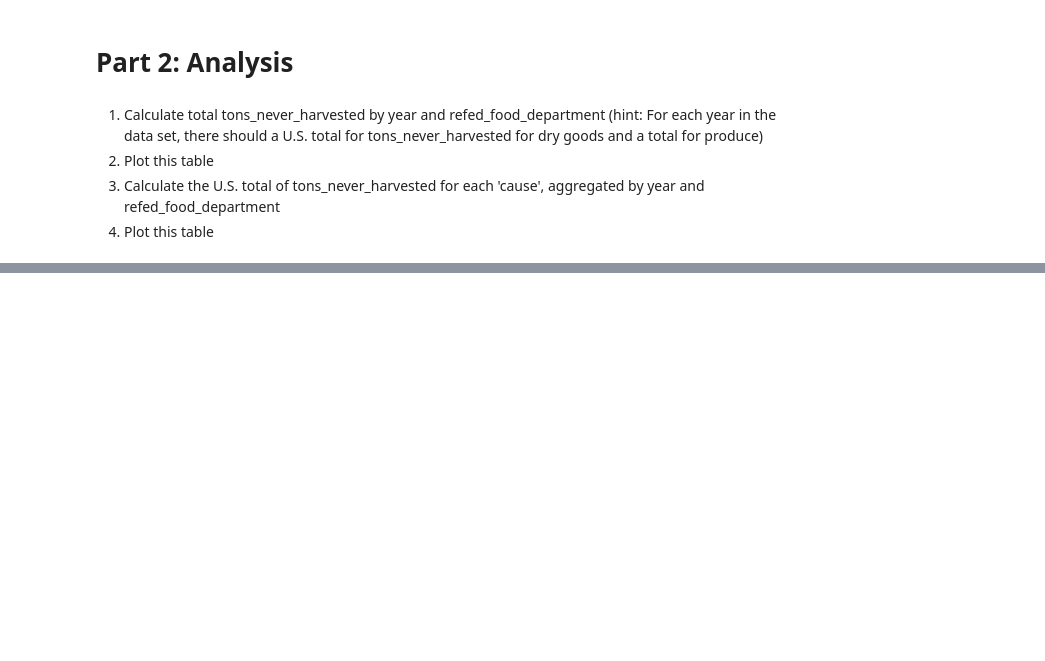
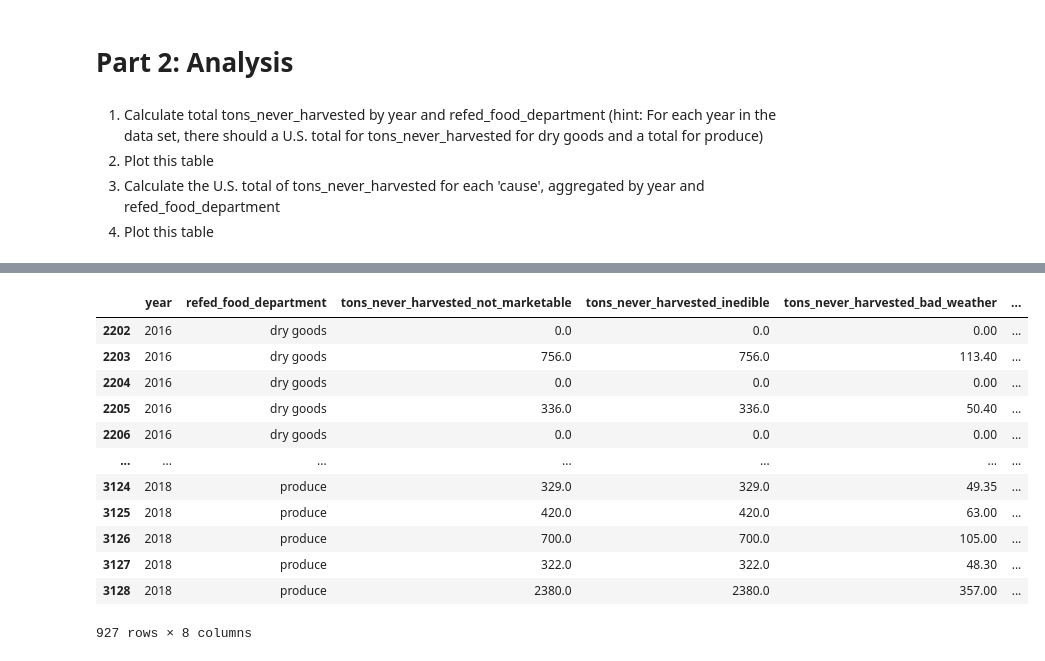
Before and after one commit to margieh/Food_Waste_Data_Cleaning_Automation, a Jupyter notebook: REFED_pipeline.ipynb, the cells around one changed output, grey strips where cells are left out. Drawn from its saved outputs; the diff is of its cells as text; code cells hidden in the pictures; blank space fills up the shorter version.

```diff
--- a/REFED_pipeline.ipynb
+++ b/REFED_pipeline.ipynb
@@ -419,0 +427,29 @@ nh_by_cause_df
+# %%
+# out2 = nh_by_cause_df[['year', 'refed_food_department', 'tons_never_harvested']]
+
+# cols = list(nh_by_cause_df.columns)
+cols = ['year',
+ 'refed_food_department',
+ 'tons_never_harvested_not_marketable',
+ 'tons_never_harvested_inedible',
+ 'tons_never_harvested_bad_weather',
+ 'tons_never_harvested_pests_disease',
+ 'tons_never_harvested_market_dynamics',
+ 'tons_never_harvested_other']
+
+out2 = nh_by_cause_df[cols]
+out2
+# %% [output]
+|  | year | refed_food_department | tons_never_harvested_not_marketable | tons_never_harvested_inedible | tons_never_harvested_bad_weather | ... |
+| 2202 | 2016 | dry goods | 0.0 | 0.0 | 0.00 | ... |
+| 2203 | 2016 | dry goods | 756.0 | 756.0 | 113.40 | ... |
+| 2204 | 2016 | dry goods | 0.0 | 0.0 | 0.00 | ... |
+| 2205 | 2016 | dry goods | 336.0 | 336.0 | 50.40 | ... |
+| 2206 | 2016 | dry goods | 0.0 | 0.0 | 0.00 | ... |
+| ... | ... | ... | ... | ... | ... | ... |
+| 3124 | 2018 | produce | 329.0 | 329.0 | 49.35 | ... |
+| 3125 | 2018 | produce | 420.0 | 420.0 | 63.00 | ... |
+| 3126 | 2018 | produce | 700.0 | 700.0 | 105.00 | ... |
+| 3127 | 2018 | produce | 322.0 | 322.0 | 48.30 | ... |
+| 3128 | 2018 | produce | 2380.0 | 2380.0 | 357.00 | ... |
+927 rows × 8 columns
```
Also changed, not shown: parts of 14 cells of this notebook.
